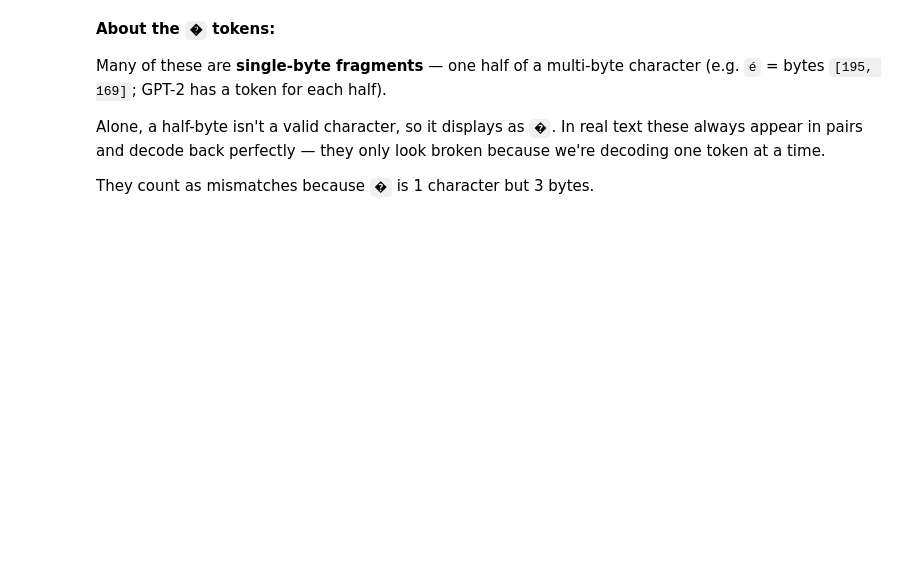
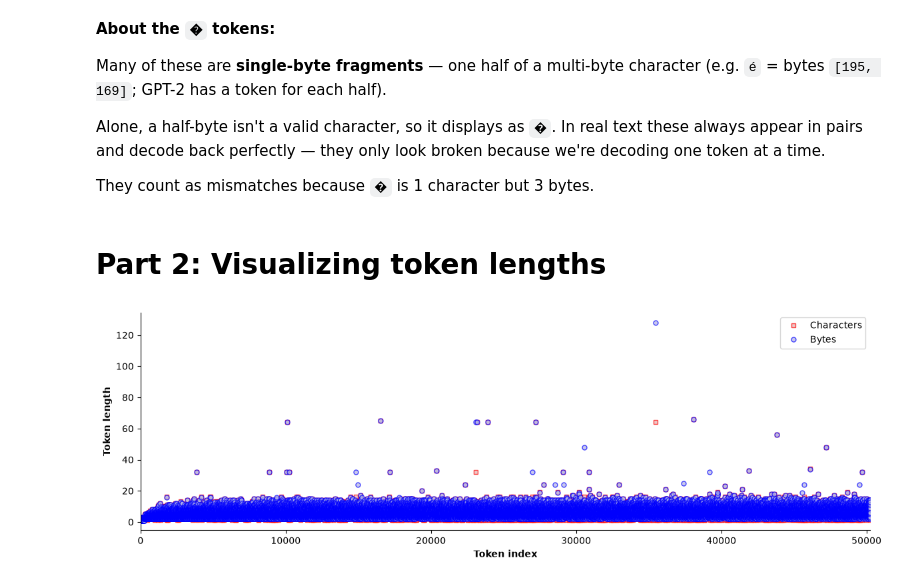
Before and after one commit to JohnMachado11/50-ML-Projects-to-Understand-LLMs, a Jupyter notebook: Chapter_2_Tokenization/04_Token_lengths_chars_bytes/code.ipynb, the cells around one changed output. Drawn from its saved outputs; the diff is of its cells as text; code cells hidden in the pictures; blank space fills up the shorter version.

```diff
--- a/Chapter_2_Tokenization/04_Token_lengths_chars_bytes/code.ipynb
+++ b/Chapter_2_Tokenization/04_Token_lengths_chars_bytes/code.ipynb
@@ -152,3 +162,33 @@ Many of these are **single-byte fragments** — one half of a multi-byte charact
 Alone, a half-byte isn't a valid character, so it displays as `�`. In real text these always appear in pairs and decode back perfectly — they only look broken because we're decoding one token at a time.
 
 They count as mismatches because `�` is 1 character but 3 bytes.
+# %% [markdown]
+# **Part 2: Visualizing token lengths**
+# %%
+import matplotlib_inline.backend_inline
+
+# This plot has ~100k markers (50k tokens x 2 series). As an SVG that's 100k
+# separate elements -> laggy on hover. Render THIS cell's output as a flat PNG
+# instead, then switch back to SVG for the rest of the notebook.
+matplotlib_inline.backend_inline.set_matplotlib_formats("png")
+
+plt.figure(figsize=(12, 4))
+
+# plot all tokens
+max2plot = tokenizer.vocab_size
+
+# note: small y-offset on characters so the two series don't perfectly overlap
+plt.plot(token_lens_chars[:max2plot] + .1, "rs", label="Characters", markerfacecolor=[.9, .7, .7, .7], markersize=5)
+plt.plot(token_lens_bytes[:max2plot], "bo", label="Bytes", markerfacecolor=[.7, .7, .9, .7], markersize=5)
+
+plt.legend()
+plt.gca().set(xlabel="Token index", ylabel="Token length", xlim=[-10, max2plot + 10])
+
+plt.tight_layout()
+plt.savefig("images/ch2-proj4-pt2.png")
+plt.show()
+
+# restore SVG for subsequent plots
+matplotlib_inline.backend_inline.set_matplotlib_formats("svg")
+# %% [output]
+[figure, added]
```
Also changed, not shown: parts of 4 cells of this notebook, 1 other file.
